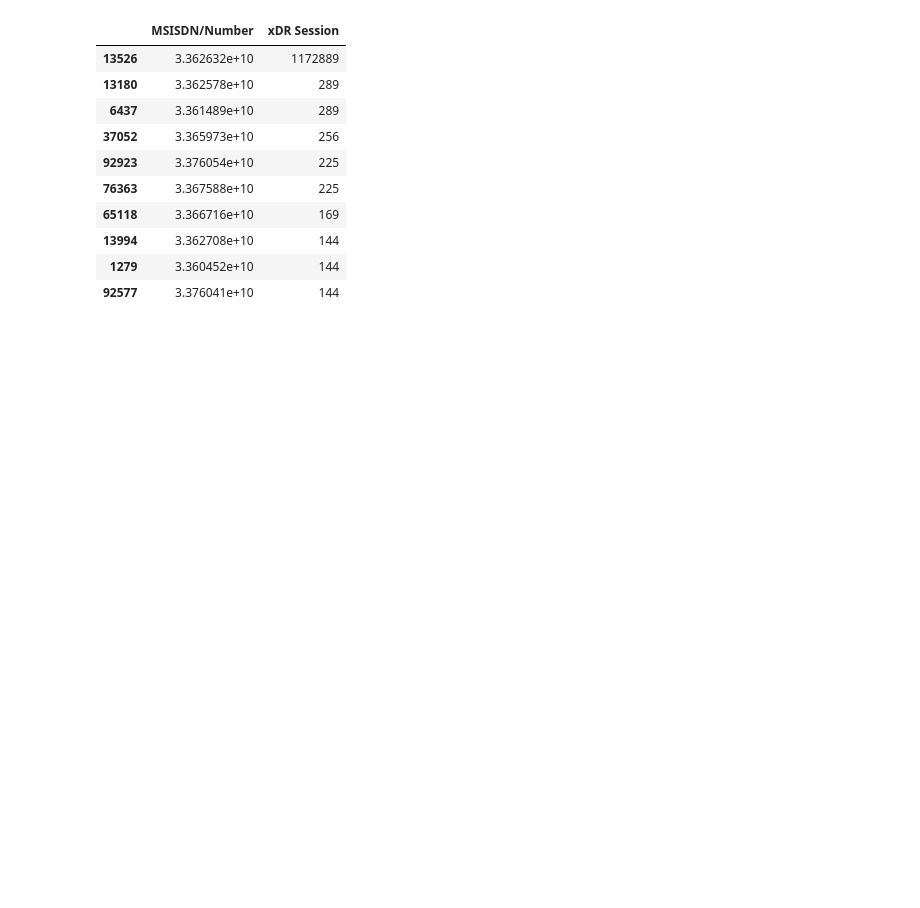
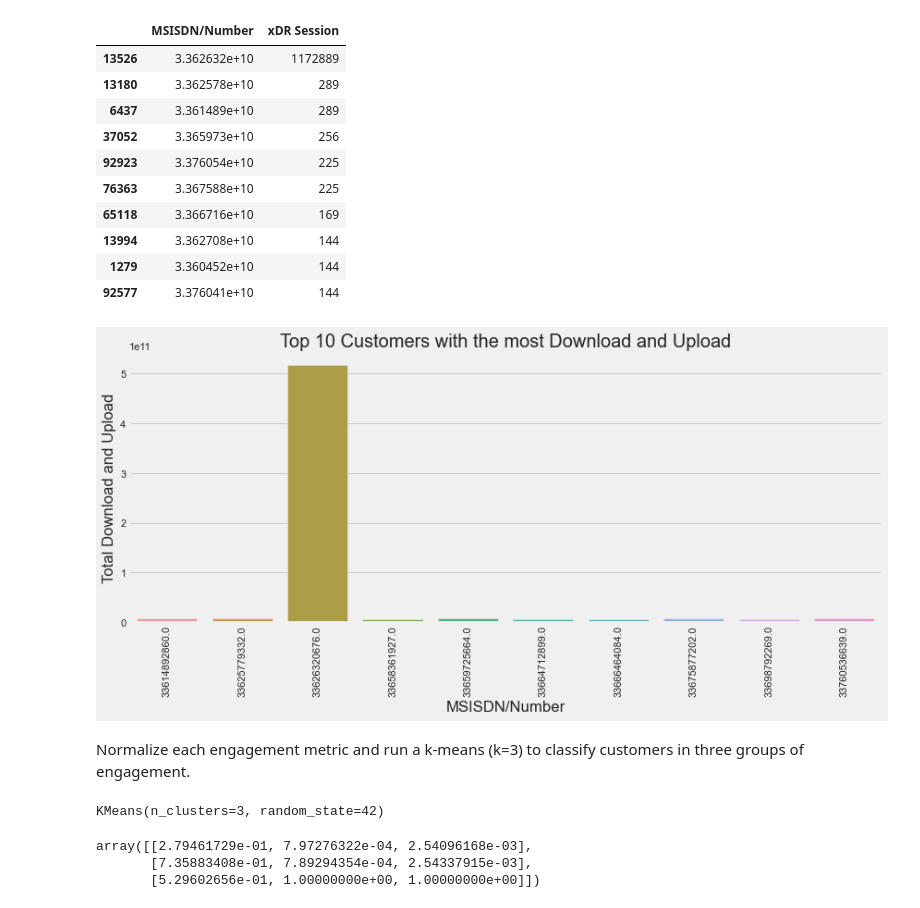
Before and after one commit to BekaluTa/Telecom-Data-Analysis, a Jupyter notebook: Notebooks/Task 2 User Requirement-Analysis.ipynb, the cells around one changed output. Drawn from its saved outputs; the diff is of its cells as text; code cells hidden in the pictures; blank space fills up the shorter version.

Commit message:
Clustering using K means

```diff
--- a/Notebooks/Task 2 User Requirement-Analysis.ipynb
+++ b/Notebooks/Task 2 User Requirement-Analysis.ipynb
@@ -237,3 +237,14 @@ eng_metrics[['MSISDN/Number', 'xDR Session']].sort_values(by='xDR Session',ascen
 | 13994 | 3.362708e+10 | 144 |
 | 1279 | 3.360452e+10 | 144 |
 | 92577 | 3.376041e+10 | 144 |
+# %%
+plt.figure(figsize=(13,5))
+sns.barplot(data=top_10_dl_ul, x= 'MSISDN/Number', y='Total Download and Upload')
+plt.title('Top 10 Customers with the most Download and Upload', size=20)
+plt.xticks(rotation=90)
+plt.show()
+plt.style.use('fivethirtyeight')
+# %% [output]
+[figure, added]
+# %% [markdown]
+Normalize each engagement metric and run a k-means (k=3) to classify                      customers in three groups of engagement.
@@ -239,0 +258,14 @@ eng_metrics[['MSISDN/Number', 'xDR Session']].sort_values(by='xDR Session',ascen
+# %%
+# run a k-means (k=3)
+from sklearn.cluster import KMeans
+kmeans = KMeans(init="k-means++",  n_clusters=3, random_state=42)
+kmeans.fit(df_metrics_norm)
+# %% [output]
+KMeans(n_clusters=3, random_state=42)
+# %%
+centroids_eng = kmeans.cluster_centers_
+centroids_eng
+# %% [output]
+array([[2.79461729e-01, 7.97276322e-04, 2.54096168e-03],
+       [7.35883408e-01, 7.89294354e-04, 2.54337915e-03],
+       [5.29602656e-01, 1.00000000e+00, 1.00000000e+00]])
```
Also changed, not shown: parts of 1 cell of this notebook.
